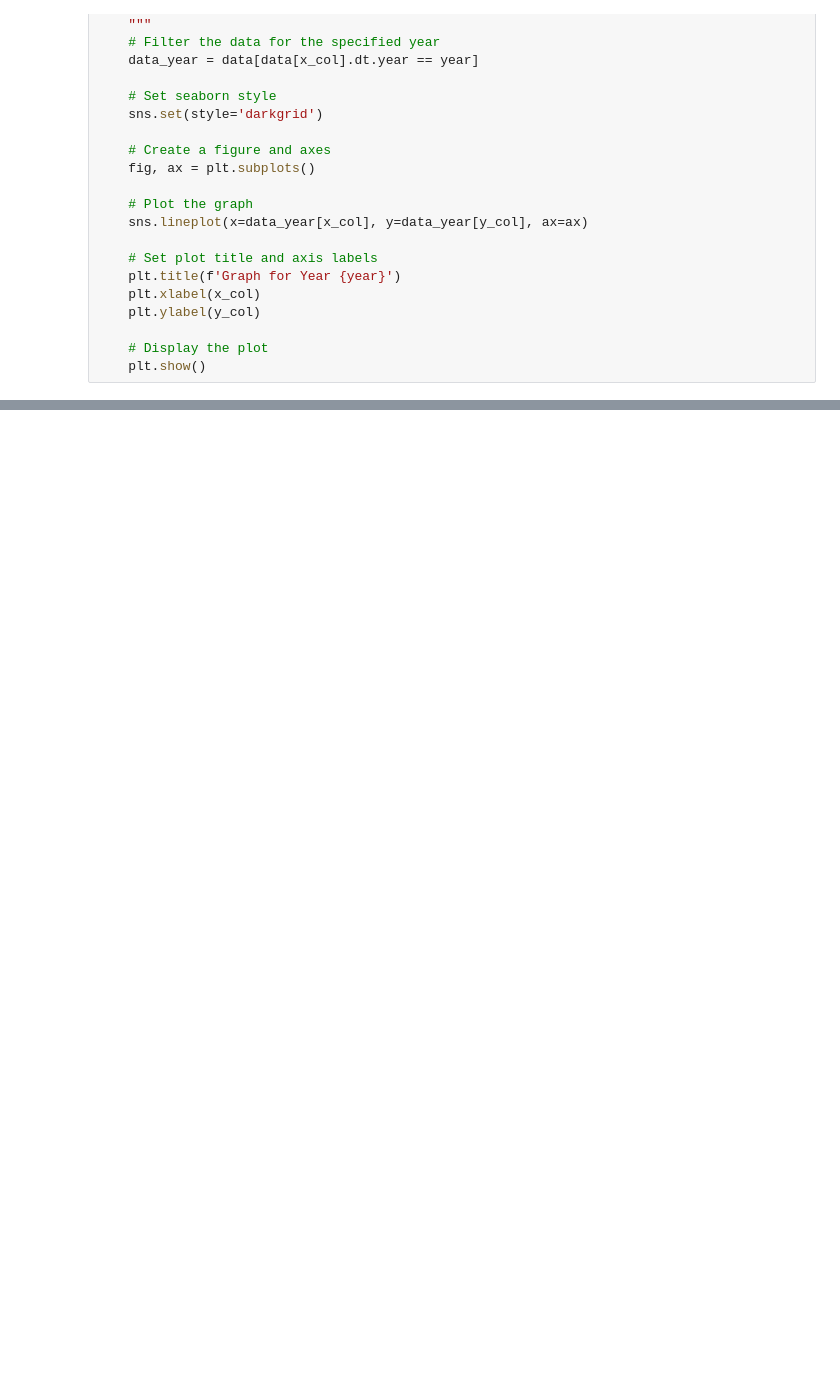
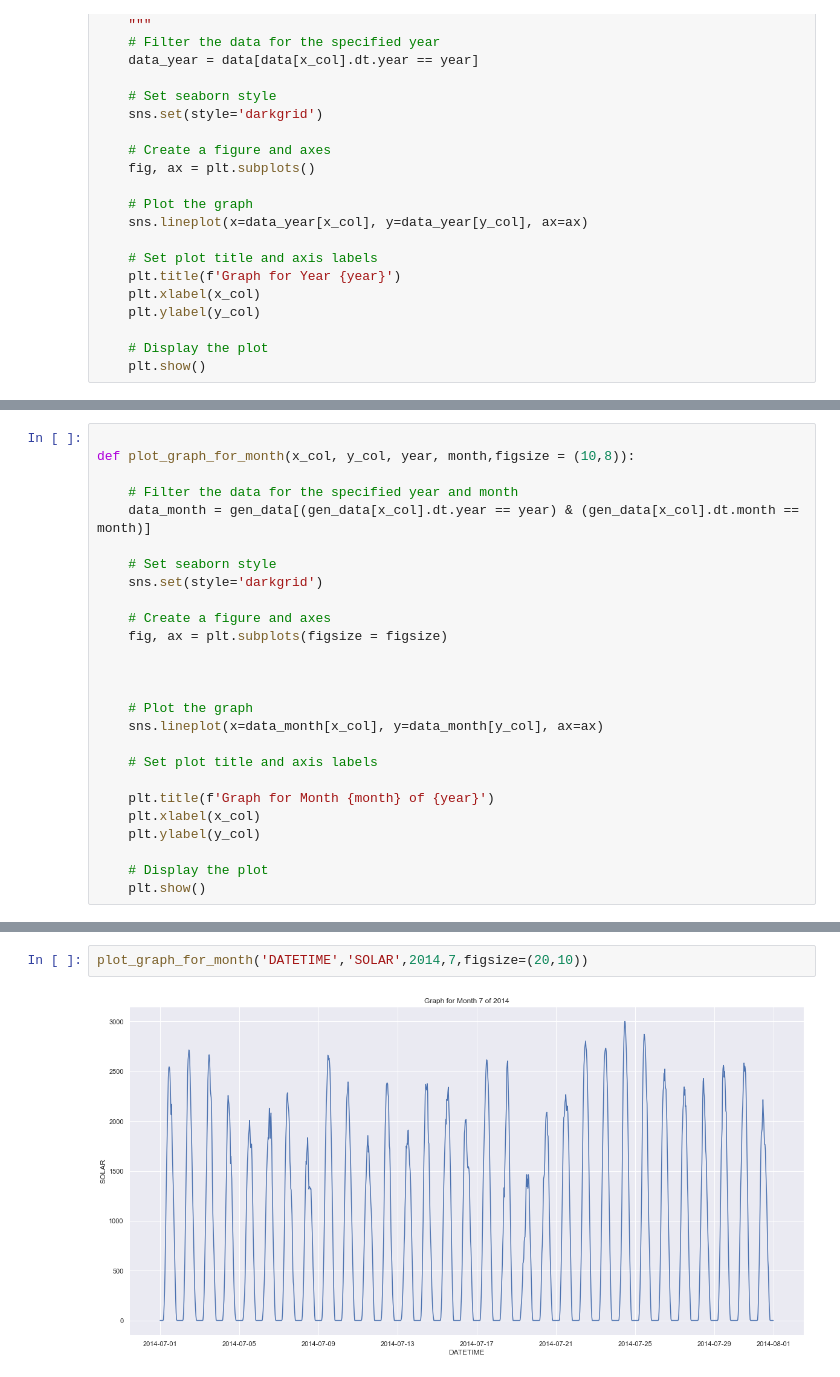
Before and after one commit to charanteja25/Price-prediction-of-electricity-depends-on-renewable-sources, a Jupyter notebook: NEW_REN.ipynb, the cells around one changed output, grey strips where cells are left out. Cells and saved outputs as stored; diff of their text form; blank space fills up the shorter version.

```diff
--- a/NEW_REN.ipynb
+++ b/NEW_REN.ipynb
@@ -141,0 +248,26 @@ plot_graph_for_year(gen_data_weekly,"DATETIME",'SOLAR',2019)
+# %%
+
+def plot_graph_for_month(x_col, y_col, year, month,figsize = (10,8)):
+
+    # Filter the data for the specified year and month
+    data_month = gen_data[(gen_data[x_col].dt.year == year) & (gen_data[x_col].dt.month == month)]
+
+    # Set seaborn style
+    sns.set(style='darkgrid')
+
+    # Create a figure and axes
+    fig, ax = plt.subplots(figsize = figsize)
+
+
+
+    # Plot the graph
+    sns.lineplot(x=data_month[x_col], y=data_month[y_col], ax=ax)
+
+    # Set plot title and axis labels
+
+    plt.title(f'Graph for Month {month} of {year}')
+    plt.xlabel(x_col)
+    plt.ylabel(y_col)
+
+    # Display the plot
+    plt.show()
@@ -141,0 +301,4 @@ plot_graph_for_year(gen_data_weekly,"DATETIME",'SOLAR',2019)
+# %%
+plot_graph_for_month('DATETIME','SOLAR',2014,7,figsize=(20,10))
+# %% [output]
+[figure, added]
```
Also changed, not shown: parts of 15 cells of this notebook.
